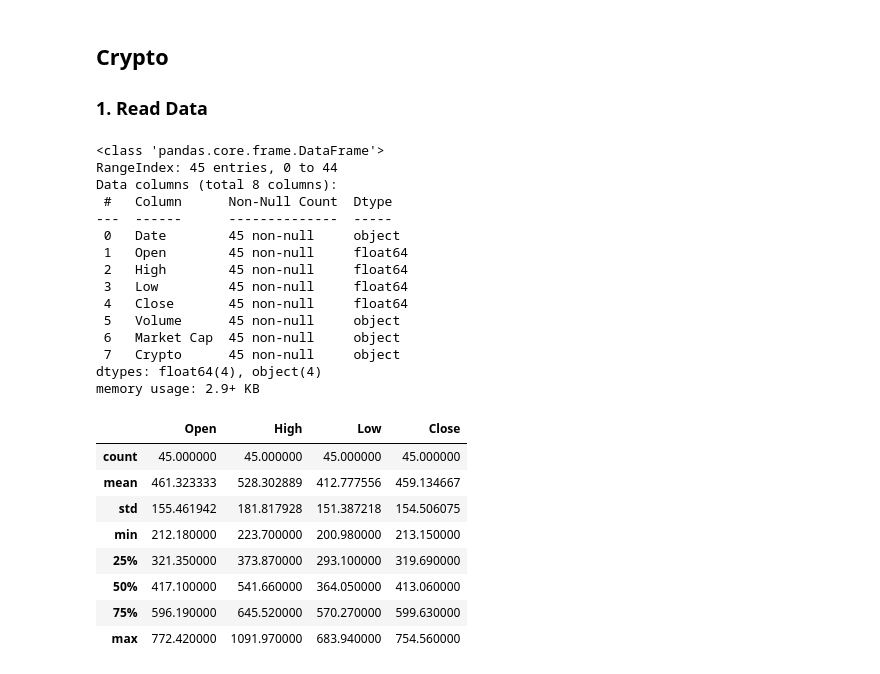
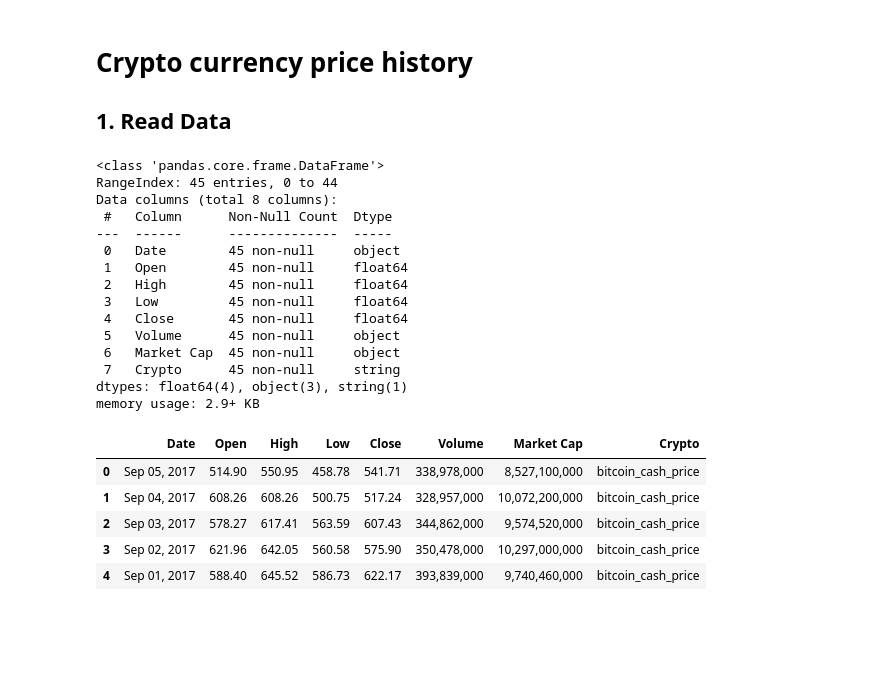
Before and after one commit to elskater98/BasicDataScience, a Jupyter notebook: crypto/notebooks/crypto.ipynb, the cells around one changed output. Saved outputs shown, nothing was run; the diff lists cells and outputs as text; code cells hidden in the pictures; blank space fills up the shorter version.

```diff
--- a/crypto/notebooks/crypto.ipynb
+++ b/crypto/notebooks/crypto.ipynb
@@ -1,7 +1,7 @@
 # %% [markdown]
-## Crypto
+# Crypto currency price history
 
-### 1. Read Data
+## 1. Read Data
 # %%
 import os, glob
 from pathlib import Path
@@ -21,38 +20,32 @@ else:
         df = pd.read_csv(file)
         filename = Path(file).stem
 
-        if filename.split('_')[-1] == 'price':
-            df["Crypto"] = [filename] * df.shape[0]
-            data['price'].append(df)
-        else:
-             data['datasets'].append(df)
+        df["Crypto"] = pd.Series([filename] * df.shape[0], dtype=pd.StringDtype()) # to identify each record
+        data['price'].append(df) if filename.split('_')[-1] == 'price' else data['datasets'].append(df)
 
         pickle.dump(data, open('../data/interim/crypto.pkl', 'wb'), protocol=pickle.HIGHEST_PROTOCOL) # save read data
 # %%
-data['price'][0].info()
-data['price'][0].describe()
+data['price'][0].info() # get first feedback from the data structure
+data['price'][0].head()
 # %% [output]
 <class 'pandas.core.frame.DataFrame'>
 RangeIndex: 45 entries, 0 to 44
 Data columns (total 8 columns):
  #   Column      Non-Null Count  Dtype
 ---  ------      --------------  -----
  0   Date        45 non-null     object
  1   Open        45 non-null     float64
  2   High        45 non-null     float64
  3   Low         45 non-null     float64
  4   Close       45 non-null     float64
  5   Volume      45 non-null     object
  6   Market Cap  45 non-null     object
- 7   Crypto      45 non-null     object
-dtypes: float64(4), object(4)
+ 7   Crypto      45 non-null     string
+dtypes: float64(4), object(3), string(1)
 memory usage: 2.9+ KB
-|  | Open | High | Low | Close |
-| count | 45.000000 | 45.000000 | 45.000000 | 45.000000 |
-| mean | 461.323333 | 528.302889 | 412.777556 | 459.134667 |
-| std | 155.461942 | 181.817928 | 151.387218 | 154.506075 |
-| min | 212.180000 | 223.700000 | 200.980000 | 213.150000 |
-| 25% | 321.350000 | 373.870000 | 293.100000 | 319.690000 |
-| 50% | 417.100000 | 541.660000 | 364.050000 | 413.060000 |
-| 75% | 596.190000 | 645.520000 | 570.270000 | 599.630000 |
-| max | 772.420000 | 1091.970000 | 683.940000 | 754.560000 |
+|  | Date | Open | High | Low | Close | Volume | Market Cap | Crypto |
+| 0 | Sep 05, 2017 | 514.90 | 550.95 | 458.78 | 541.71 | 338,978,000 | 8,527,100,000 | bitcoin_cash_price |
+| 1 | Sep 04, 2017 | 608.26 | 608.26 | 500.75 | 517.24 | 328,957,000 | 10,072,200,000 | bitcoin_cash_price |
+| 2 | Sep 03, 2017 | 578.27 | 617.41 | 563.59 | 607.43 | 344,862,000 | 9,574,520,000 | bitcoin_cash_price |
+| 3 | Sep 02, 2017 | 621.96 | 642.05 | 560.58 | 575.90 | 350,478,000 | 10,297,000,000 | bitcoin_cash_price |
+| 4 | Sep 01, 2017 | 588.40 | 645.52 | 586.73 | 622.17 | 393,839,000 | 9,740,460,000 | bitcoin_cash_price |
```
Also changed, not shown: parts of 11 cells of this notebook.
